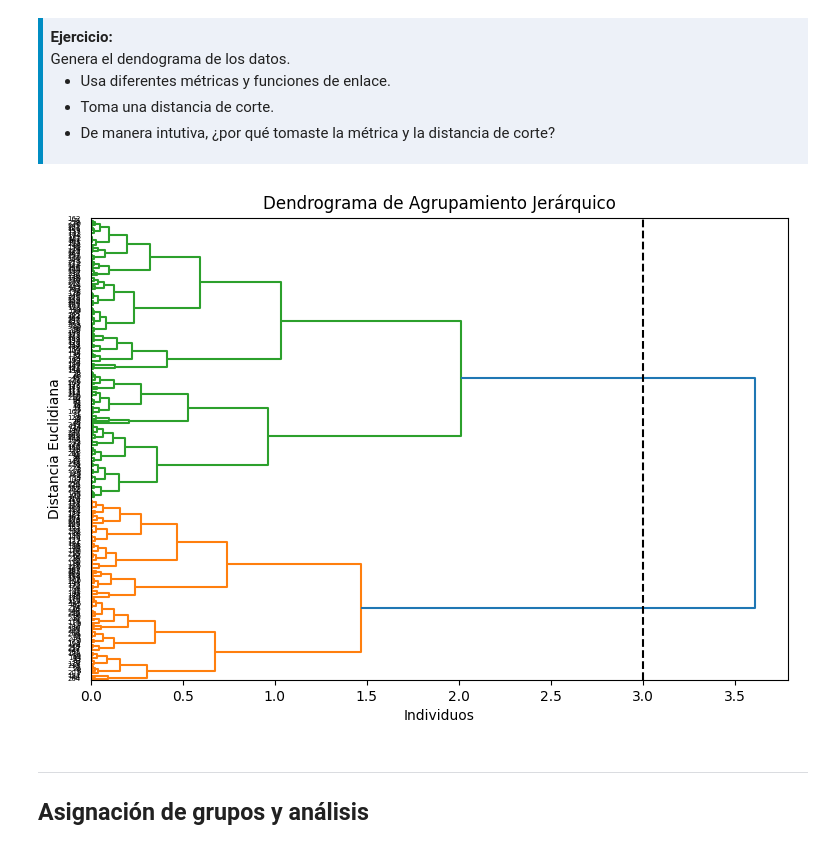
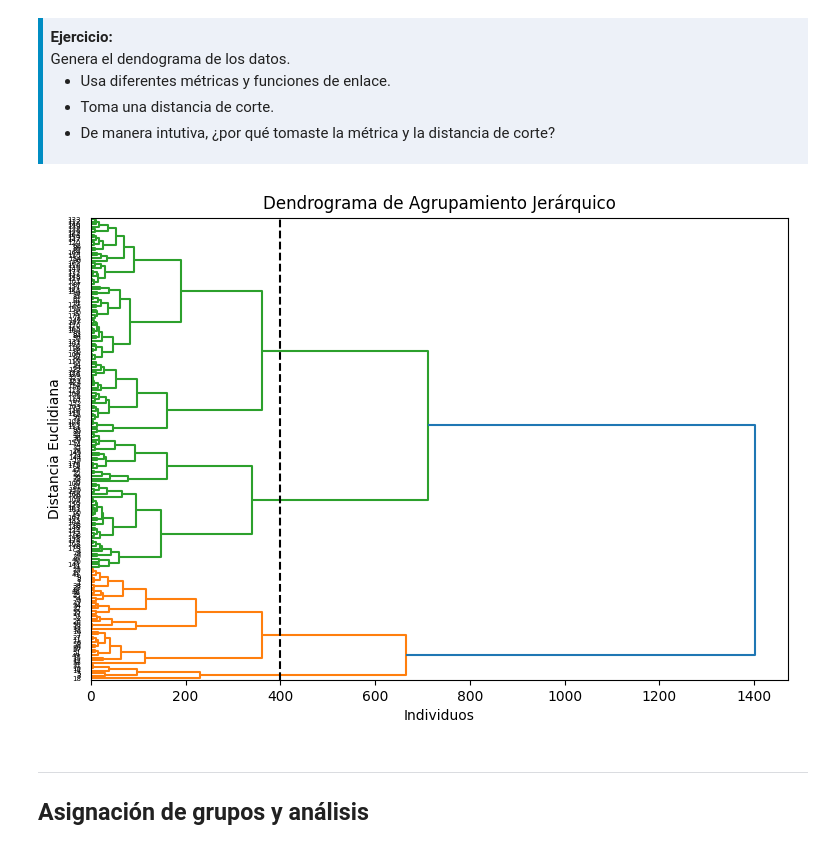
Before and after one commit to jennygn/Ejercicios, a Jupyter notebook: 02_Agrupamiento_Jerarquico.ipynb, the cells around one changed output. Cells and saved outputs as stored; diff of their text form; code cells hidden in the pictures.

```diff
--- a/02_Agrupamiento_Jerarquico.ipynb
+++ b/02_Agrupamiento_Jerarquico.ipynb
@@ -84,8 +65,20 @@ display(datos.head())
+# %%
+# 1. Enlace directo al dataset de vinos (UCI Repository)
+url = "https://archive.ics.uci.edu/ml/machine-learning-databases/wine/wine.data"
+
+# Nombres de las columnas (según la documentación oficial del dataset)
+columnas = ['Clase', 'Alcohol', 'Malic_acid', 'Ash', 'Alcalinity_of_ash', 'Magnesium',
+            'Total_phenols', 'Flavanoids', 'Nonflavanoid_phenols', 'Proanthocyanins',
+            'Color_intensity', 'Hue', 'OD280', 'Proline']
+
+# 2. Cargar los datos
+df = pd.read_csv(url, names=columnas)
+# 3. Seleccionar solo las variables numéricas (quitamos la 'Clase' original para que el modelo la descubra solo)
+X = df.drop(columns=['Clase'])
 # %%
-
-# Escalar los datos
+# 4. Escalar los datos (Paso obligatorio para clustering)
 scaler = StandardScaler()
-X = scaler.fit_transform(datos.iloc[:, 1:])
+X_scaled = scaler.fit_transform(X)
 # %% [markdown]
 ---
 ## <font color='008dc3'> Dendograma </font>
@@ -100,25 +93,23 @@ X = scaler.fit_transform(datos.iloc[:, 1:])
 </ul>
 </div>
 # %%
-Z = linkage(X, method='complete', metric='euclidean')
-
 # Realizamos el clustering jerárquico
-
+Z = linkage(X, method='complete')
 
 # Definir la distancia de corte
-distancia_corte = 3
+distancia_corte = 400
 
 # Calcular el dendrograma
 plt.figure(figsize=(9, 6))
 dendrogram(Z,
     orientation='right', )
 plt.axvline(x=distancia_corte, c='k', ls='--')
 plt.title("Dendrograma de Agrupamiento Jerárquico")
 plt.xlabel("Individuos")
 plt.ylabel("Distancia Euclidiana")
 plt.show()
 # %% [output]
-[figure, old version]
+[figure, new version]
 # %% [markdown]
 ---
 ## <font color='008dc3'> Asignación de grupos y análisis </font>
```
Also changed, not shown: parts of 34 cells of this notebook.
